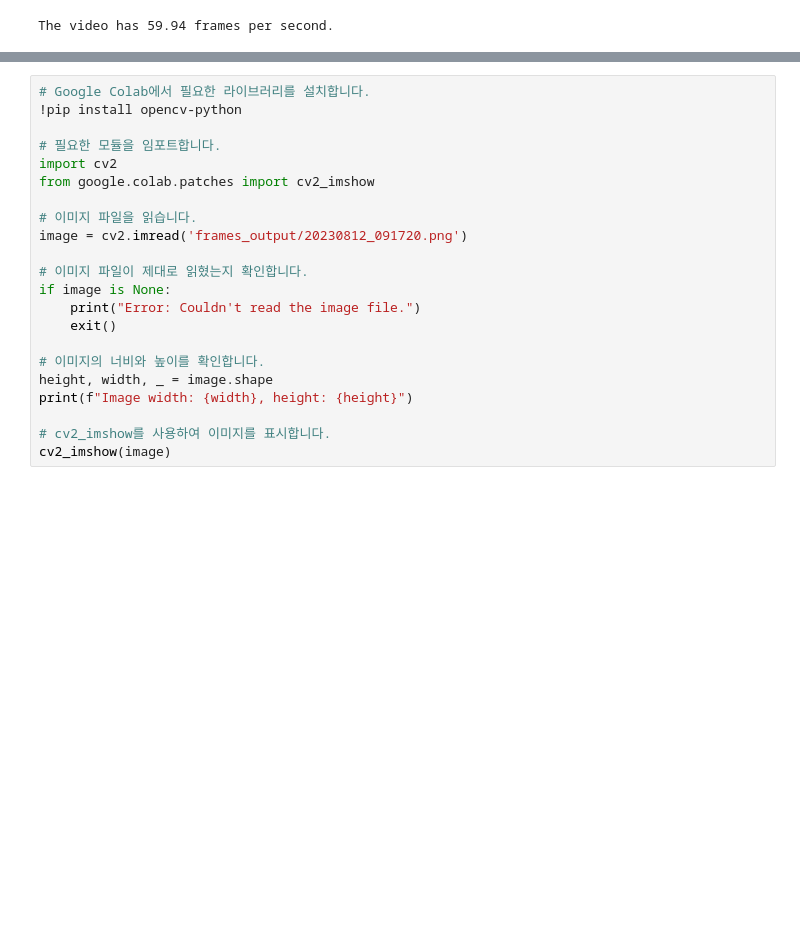
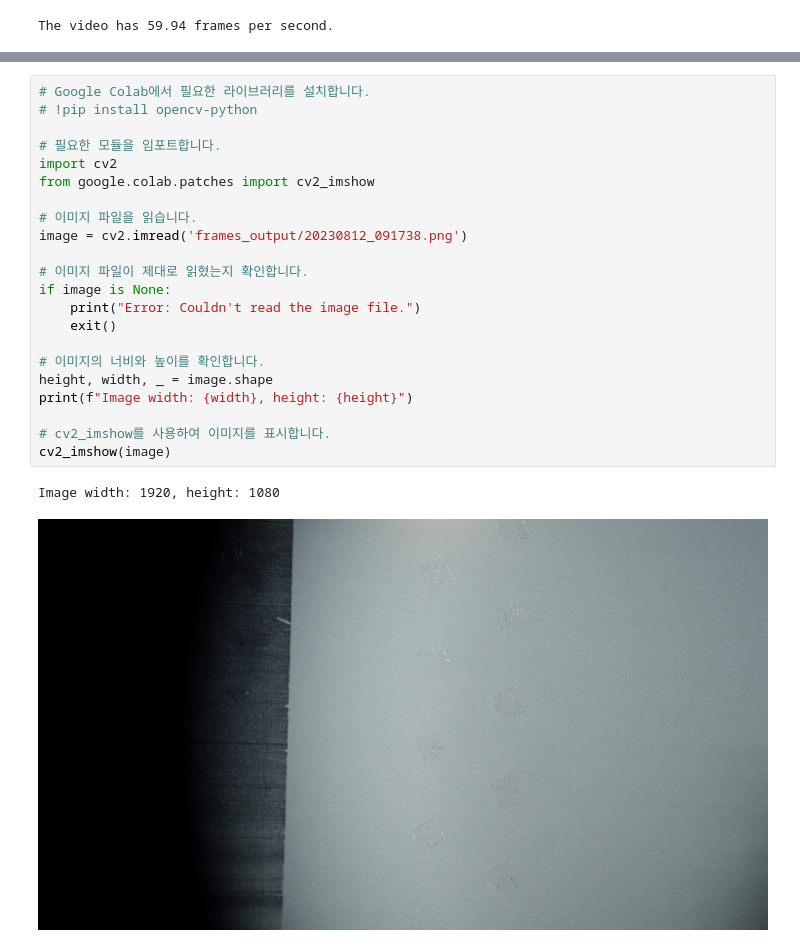
Before and after one commit to JSJeong-me/RNX, a Jupyter notebook: frame-sampling-colab.ipynb, the cells around one changed output, grey strips where cells are left out. Cells and saved outputs as stored; diff of their text form; blank space fills up the shorter version.

```diff
--- a/frame-sampling-colab.ipynb
+++ b/frame-sampling-colab.ipynb
@@ -91,22 +73,25 @@ Saved frames_output/20230812_092435.png
 # %%
 # Google Colab에서 필요한 라이브러리를 설치합니다.
-!pip install opencv-python
+# !pip install opencv-python
 
 # 필요한 모듈을 임포트합니다.
 import cv2
 from google.colab.patches import cv2_imshow
 
 # 이미지 파일을 읽습니다.
-image = cv2.imread('frames_output/20230812_091720.png')
+image = cv2.imread('frames_output/20230812_091738.png')
 
 # 이미지 파일이 제대로 읽혔는지 확인합니다.
 if image is None:
     print("Error: Couldn't read the image file.")
     exit()
 
 # 이미지의 너비와 높이를 확인합니다.
 height, width, _ = image.shape
 print(f"Image width: {width}, height: {height}")
 
 # cv2_imshow를 사용하여 이미지를 표시합니다.
 cv2_imshow(image)
+# %% [output]
+Image width: 1920, height: 1080
+[figure, added]
```
Also changed, not shown: parts of 1 cell of this notebook.
